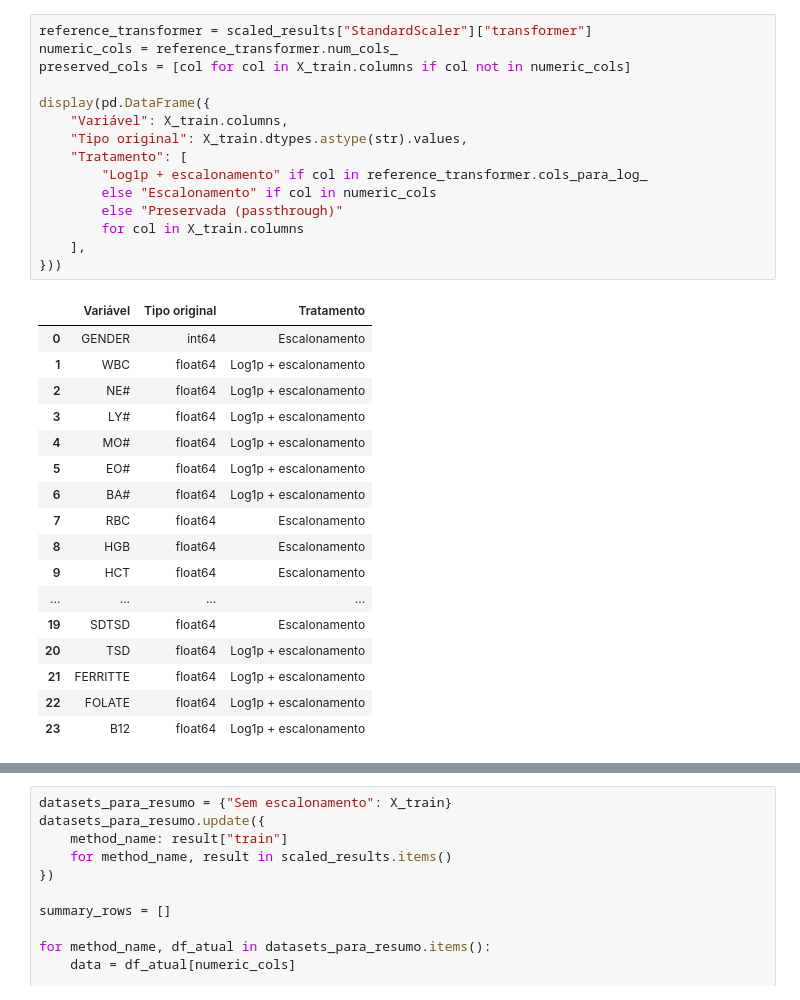
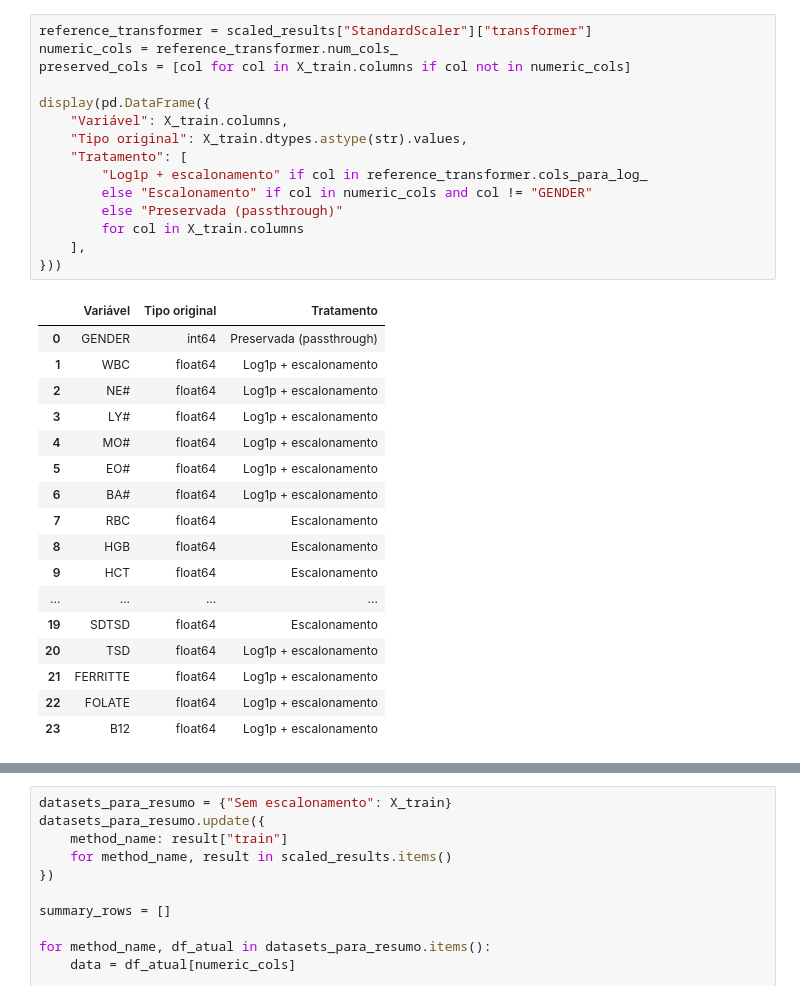
Before and after one commit to LuxLucas/anemia_ml_project, a Jupyter notebook: src/eda_analysis.ipynb, the cells around one changed output, grey strips where cells are left out. Drawn from its saved outputs; the diff is of its cells as text.

```diff
--- a/src/eda_analysis.ipynb
+++ b/src/eda_analysis.ipynb
@@ -79,21 +80,21 @@ Variáveis com Log1p: ['WBC', 'NE#', 'LY#', 'MO#', 'EO#', 'BA#', 'RDW', 'PLT', '
 # %%
 reference_transformer = scaled_results["StandardScaler"]["transformer"]
 numeric_cols = reference_transformer.num_cols_
 preserved_cols = [col for col in X_train.columns if col not in numeric_cols]
 
 display(pd.DataFrame({
     "Variável": X_train.columns,
     "Tipo original": X_train.dtypes.astype(str).values,
     "Tratamento": [
         "Log1p + escalonamento" if col in reference_transformer.cols_para_log_
-        else "Escalonamento" if col in numeric_cols
+        else "Escalonamento" if col in numeric_cols and col != "GENDER"
         else "Preservada (passthrough)"
         for col in X_train.columns
     ],
 }))
 # %% [output]
 |  | Variável | Tipo original | Tratamento |
-| 0 | GENDER | int64 | Escalonamento |
+| 0 | GENDER | int64 | Preservada (passthrough) |
 | 1 | WBC | float64 | Log1p + escalonamento |
 | 2 | NE# | float64 | Log1p + escalonamento |
 | 3 | LY# | float64 | Log1p + escalonamento |
```
Also changed, not shown: parts of 6 cells of this notebook.
